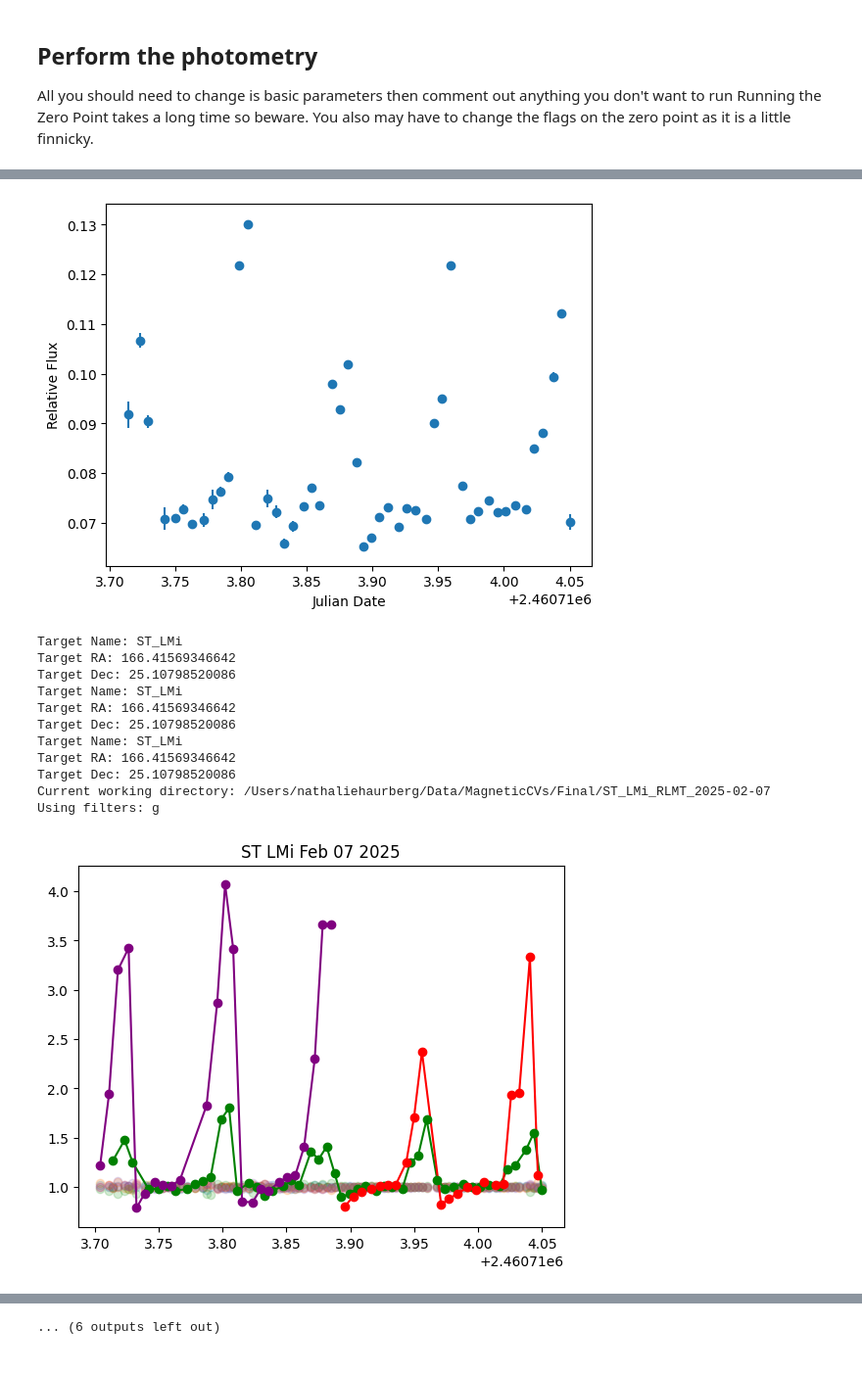
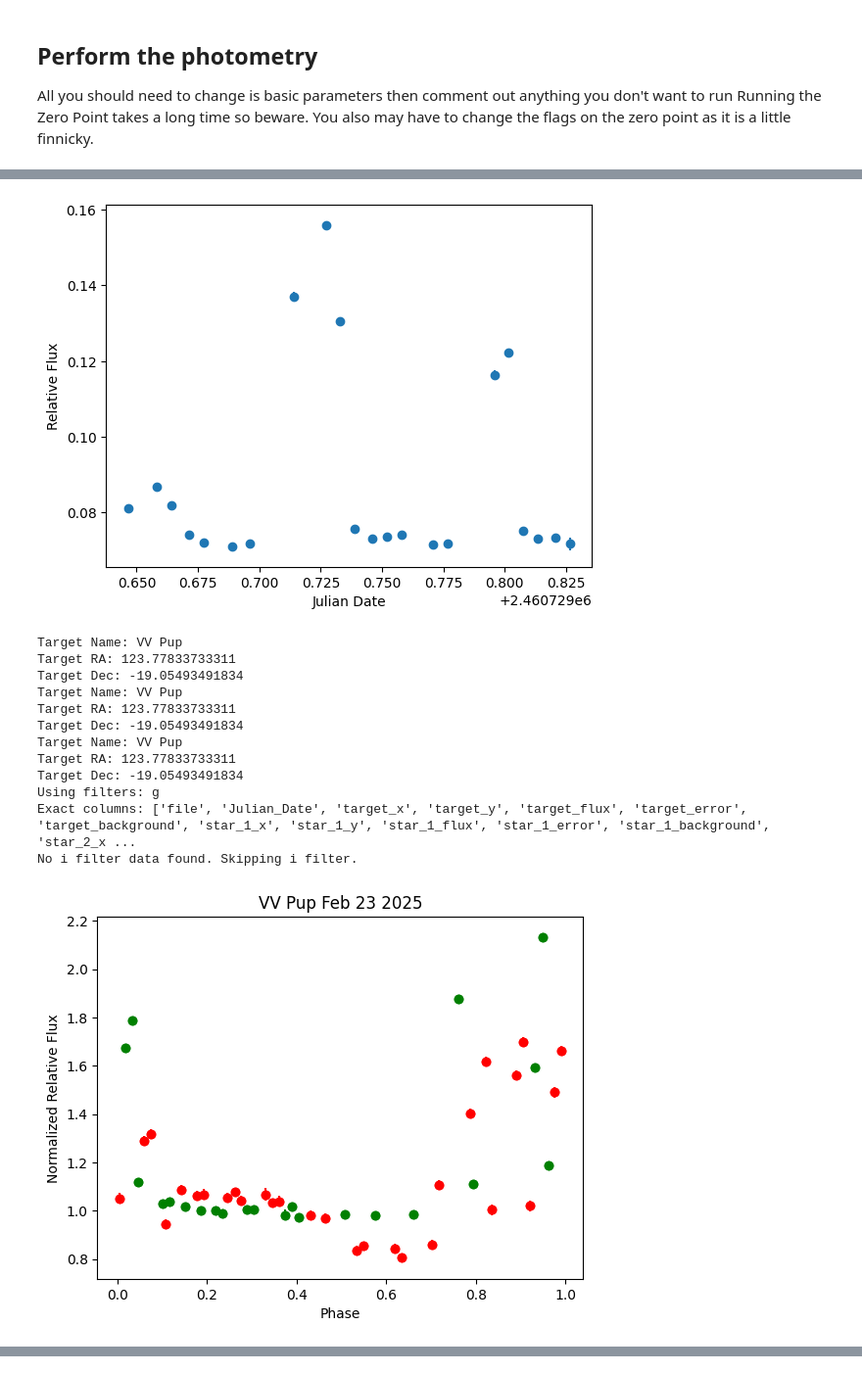
Before and after one commit to astronathalie/MCV, a Jupyter notebook: photstars.ipynb, the cells around one changed output, grey strips where cells are left out. Shown at 98% size. Saved outputs shown, nothing was run; the diff lists cells and outputs as text; code cells hidden in the pictures.

```diff
--- a/photstars.ipynb
+++ b/photstars.ipynb
@@ -1277,16 +1386,16 @@ Running the Zero Point takes a long time so beware.
 You also may have to change the flags on the zero point as it is a little finnicky.
 # %%
 # Set the directory containing the image folders and the filt
-BASE = '/Users/nathaliehaurberg/Data/MagneticCVs/final/ST_LMi_RLMT_2025-02-07/'
+BASE = '/Users/nathaliehaurberg/Data/MagneticCVs/final/VV_Pup_RLMT_2025-02-23/'
 
 # set the star list in pixels
-STARS = [(2900.2411,1477.3404), (2986.2712,1509.9692), (2412.4599,1996.4578), (2802.4384,1234.5056),(2245.5118,1043.4673)]
+STARS = [(2524.1591, 1855.3702), (2350.4573, 1230.4712), (2597.4297, 1511.4885), (2781.4578, 1358.5997),(2931.032, 1968.4543)]
 
 # set the reference image
-REFERENCE_IMAGE = '/Users/nathaliehaurberg/Data/MagneticCVs/final/ST_LMi_RLMT_2025-02-28/g/mcr_ST_LMi_g_60s_2025-02-28T03-20-13.fts'
+REFERENCE_IMAGE = '/Users/nathaliehaurberg/Data/MagneticCVs/Final/VV_Pup_RLMT_2025-02-21/g/maw_VV_Pup_g_240s_2025-02-21T04-21-00.fts'
 
 # Set the target name
-TARGET_NAME = 'ST_LMi'
+TARGET_NAME = 'VV Pup'
 
 # Set the gain and read noise
 RDNOISE = 2.8
@@ -1298,9 +1407,9 @@ AN_I = 22
 AN_O = 27
 
 # Set the filters
-# filters = glob.glob(BASE + '/*/')
-# filters = [os.path.basename(f.rstrip('/\\')) for f in filters]
-filters = ['g', 'r', 'i']
+#filters = glob.glob(BASE + '/*/')
+#filters = [os.path.basename(f.rstrip('/\\')) for f in filters]
+filters = ['g', 'r']
 
 pipe = PhotometryPipeline(
     file_dir=BASE,
@@ -1325,7 +1434,7 @@ for filt in filters:
     pipe.perform_var_fwhm_phot(filt, save_ref_star_coords=False, display_apertures=False, save=True, plot=True)
     pipe.calc_ap_ratio(filt, larger_ap=18, mean=True, median=False)
     pipe.find_mags(filt, save=True, save_ref_star_coords=False, display_apertures=False)
-    LightCurvePlotter.plot_relative(file_dir=BASE, filt=filt, title = 'ST LMi Feb 07 2025', comp_stars=True)
-    LightCurvePlotter.plot_absolute(file_dir=BASE, title = 'ST LMi Feb 07 2025', filt=filt)
+    LightCurvePlotter.plot_relative(file_dir=BASE, filt=filt, title = 'VV Pup Feb 23 2025', phase=True, phase_zero=2453418.93818, period=0.0697468256)
+    LightCurvePlotter.plot_absolute(file_dir=BASE, title = 'VV PUp Feb1 23 2025', filt=filt, phase=True, phase_zero=2453418.93818, period=0.0697468256)
 # %% [output]
 Performing photometry for filter: g
@@ -1339,13 +1444,14 @@ Warning: Aperture radius 21.17195238386506 is larger than 20 pixels. Check the i
-[figure, old version]
+[figure, new version]
-Target Name: ST_LMi
-Target RA: 166.41569346642
-Target Dec: 25.10798520086
-Target Name: ST_LMi
-Target RA: 166.41569346642
-Target Dec: 25.10798520086
-Target Name: ST_LMi
-Target RA: 166.41569346642
-Target Dec: 25.10798520086
-Current working directory: /Users/nathaliehaurberg/Data/MagneticCVs/Final/ST_LMi_RLMT_2025-02-07
+Target Name: VV Pup
+Target RA: 123.77833733311
+Target Dec: -19.05493491834
+Target Name: VV Pup
+Target RA: 123.77833733311
+Target Dec: -19.05493491834
+Target Name: VV Pup
+Target RA: 123.77833733311
+Target Dec: -19.05493491834
 Using filters: g
+Exact columns: ['file', 'Julian_Date', 'target_x', 'target_y', 'target_flux', 'target_error', 'target_background', 'star_1_x', 'star_1_y', 'star_1_flux', 'star_1_error', 'star_1_background', 'star_2_x ...
+No i filter data found. Skipping i filter.
-[figure, old version]
+[figure, new version]
@@ -1376 +1480,0 @@ Using filters: r
-... (6 outputs left out)
```
Also changed, not shown: parts of 2 cells of this notebook, 1 other file.
